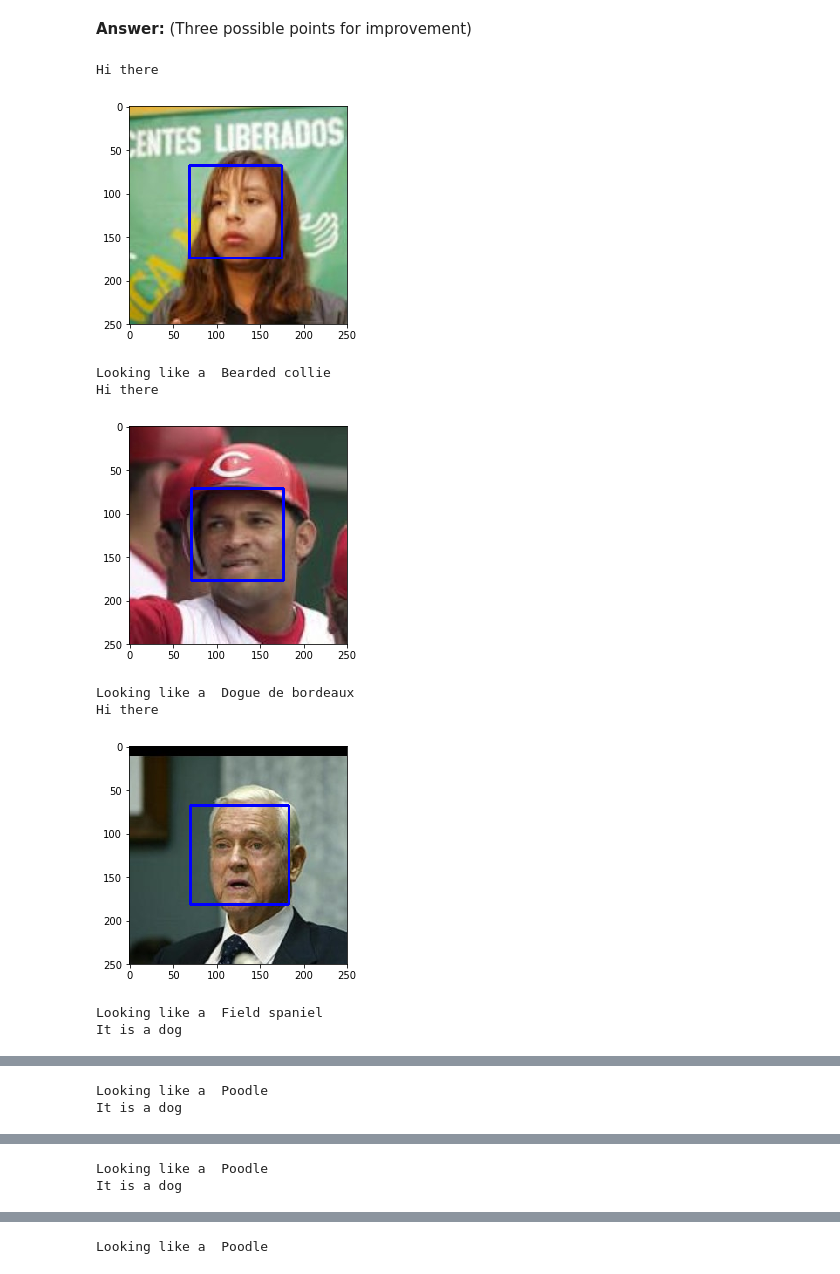
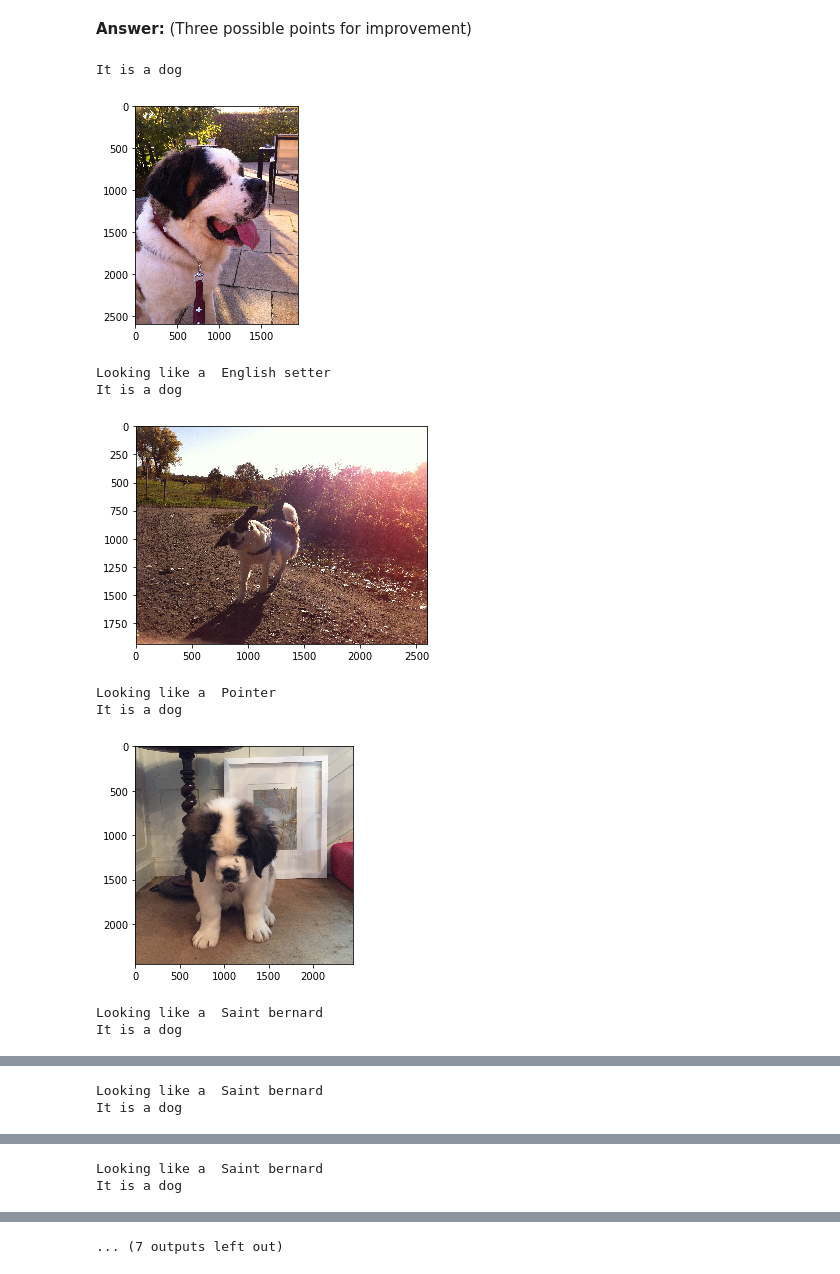
Before and after one commit to Berenice2018/dog-breed133-classifier, a Jupyter notebook: dog_app.ipynb, the cells around one changed output, grey strips where cells are left out. Cells and saved outputs as stored; diff of their text form; code cells hidden in the pictures.

Commit message:
test detectors

```diff
--- a/dog_app.ipynb
+++ b/dog_app.ipynb
@@ -1083,19 +1083,23 @@ __Answer:__ (Three possible points for improvement)
 # %%
 ## TODO: Execute your algorithm from Step 6 on
 ## at least 6 images on your computer.
 ## Feel free to use as many code cells as needed.
 
+my_files = np.array(glob(data_dir + "my_test_images/*"))
+
+
 ## suggested code, below
-for file in np.hstack((human_files[:3], dog_files[:3])):
+#for file in np.hstack((human_files[:3], dog_files[:3])):
+for file in my_files:
     run_app(file)
 # %% [output]
-Hi there
+It is a dog
-[figure, old version]
+[figure, new version]
-Looking like a  Bearded collie
-Hi there
+Looking like a  English setter
+It is a dog
-[figure, old version]
+[figure, new version]
-Looking like a  Dogue de bordeaux
-Hi there
+Looking like a  Pointer
+It is a dog
-[figure, old version]
+[figure, new version]
-Looking like a  Field spaniel
+Looking like a  Saint bernard
 It is a dog
@@ -1103,2 +1107,2 @@ It is a dog
-Looking like a  Poodle
+Looking like a  Saint bernard
 It is a dog
@@ -1106,2 +1110,2 @@ It is a dog
-Looking like a  Poodle
+Looking like a  Saint bernard
 It is a dog
@@ -1109 +1113 @@ It is a dog
-Looking like a  Poodle
+... (7 outputs left out)
```
Also changed, not shown: parts of 2 cells of this notebook.
